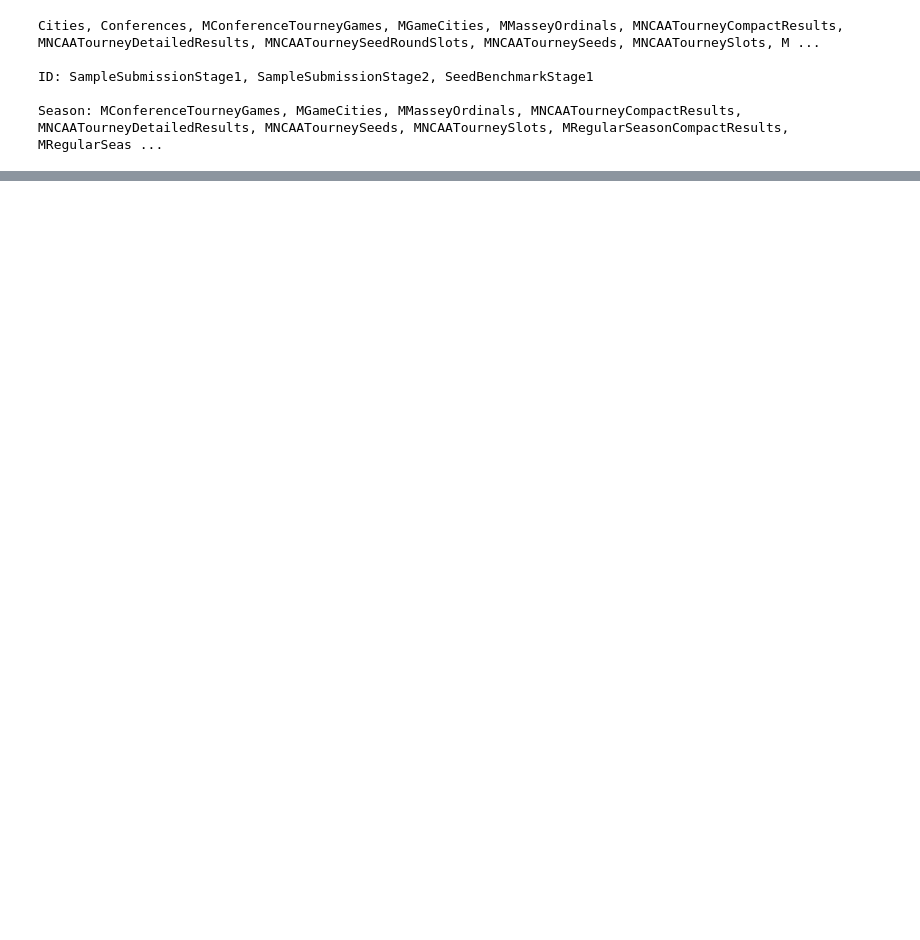
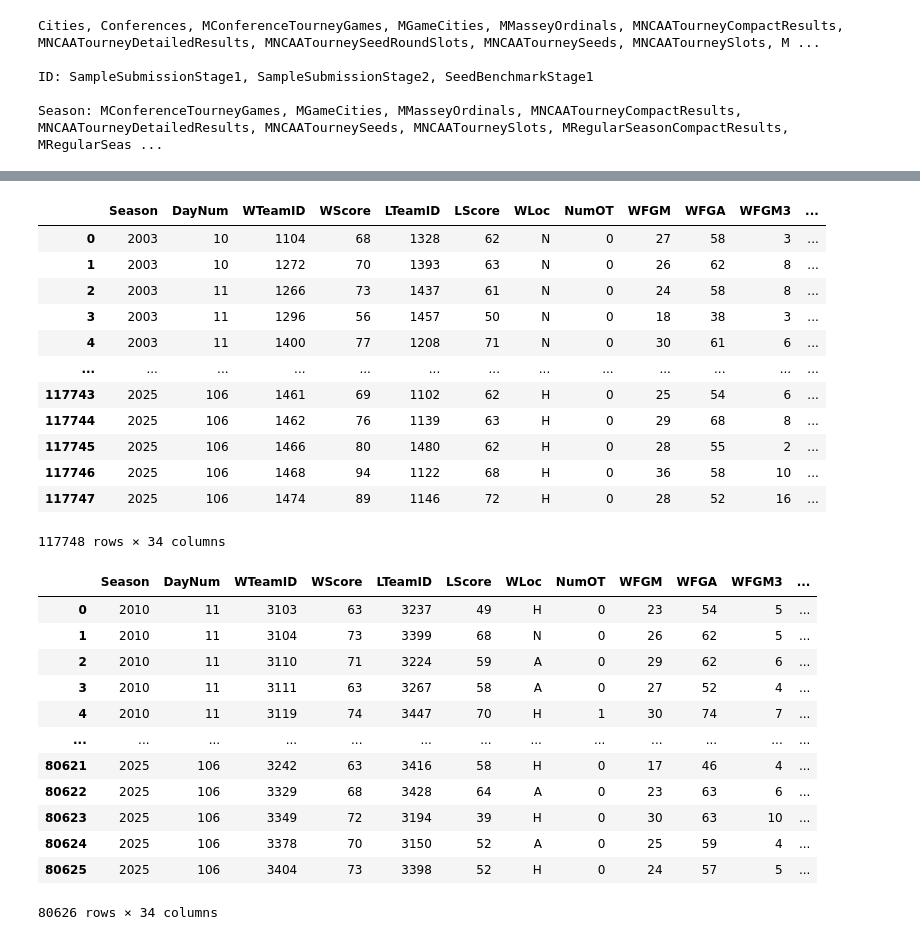
Before and after one commit to bedwards/mania, a Jupyter notebook: working/mania.ipynb, the cells around one changed output, grey strips where cells are left out. Drawn from its saved outputs; the diff is of its cells as text; code cells hidden in the pictures; blank space fills up the shorter version.

```diff
--- a/working/mania.ipynb
+++ b/working/mania.ipynb
@@ -249,0 +380,30 @@ ID
+# %%
+p(MRegularSeasonDetailedResults)
+p(WRegularSeasonDetailedResults)
+# %% [output]
+|  | Season | DayNum | WTeamID | WScore | LTeamID | LScore | WLoc | NumOT | WFGM | WFGA | WFGM3 | ... |
+| 0 | 2003 | 10 | 1104 | 68 | 1328 | 62 | N | 0 | 27 | 58 | 3 | ... |
+| 1 | 2003 | 10 | 1272 | 70 | 1393 | 63 | N | 0 | 26 | 62 | 8 | ... |
+| 2 | 2003 | 11 | 1266 | 73 | 1437 | 61 | N | 0 | 24 | 58 | 8 | ... |
+| 3 | 2003 | 11 | 1296 | 56 | 1457 | 50 | N | 0 | 18 | 38 | 3 | ... |
+| 4 | 2003 | 11 | 1400 | 77 | 1208 | 71 | N | 0 | 30 | 61 | 6 | ... |
+| ... | ... | ... | ... | ... | ... | ... | ... | ... | ... | ... | ... | ... |
+| 117743 | 2025 | 106 | 1461 | 69 | 1102 | 62 | H | 0 | 25 | 54 | 6 | ... |
+| 117744 | 2025 | 106 | 1462 | 76 | 1139 | 63 | H | 0 | 29 | 68 | 8 | ... |
+| 117745 | 2025 | 106 | 1466 | 80 | 1480 | 62 | H | 0 | 28 | 55 | 2 | ... |
+| 117746 | 2025 | 106 | 1468 | 94 | 1122 | 68 | H | 0 | 36 | 58 | 10 | ... |
+| 117747 | 2025 | 106 | 1474 | 89 | 1146 | 72 | H | 0 | 28 | 52 | 16 | ... |
+117748 rows × 34 columns
+|  | Season | DayNum | WTeamID | WScore | LTeamID | LScore | WLoc | NumOT | WFGM | WFGA | WFGM3 | ... |
+| 0 | 2010 | 11 | 3103 | 63 | 3237 | 49 | H | 0 | 23 | 54 | 5 | ... |
+| 1 | 2010 | 11 | 3104 | 73 | 3399 | 68 | N | 0 | 26 | 62 | 5 | ... |
+| 2 | 2010 | 11 | 3110 | 71 | 3224 | 59 | A | 0 | 29 | 62 | 6 | ... |
+| 3 | 2010 | 11 | 3111 | 63 | 3267 | 58 | A | 0 | 27 | 52 | 4 | ... |
+| 4 | 2010 | 11 | 3119 | 74 | 3447 | 70 | H | 1 | 30 | 74 | 7 | ... |
+| ... | ... | ... | ... | ... | ... | ... | ... | ... | ... | ... | ... | ... |
+| 80621 | 2025 | 106 | 3242 | 63 | 3416 | 58 | H | 0 | 17 | 46 | 4 | ... |
+| 80622 | 2025 | 106 | 3329 | 68 | 3428 | 64 | A | 0 | 23 | 63 | 6 | ... |
+| 80623 | 2025 | 106 | 3349 | 72 | 3194 | 39 | H | 0 | 30 | 63 | 10 | ... |
+| 80624 | 2025 | 106 | 3378 | 70 | 3150 | 52 | A | 0 | 25 | 59 | 4 | ... |
+| 80625 | 2025 | 106 | 3404 | 73 | 3398 | 52 | H | 0 | 24 | 57 | 5 | ... |
+80626 rows × 34 columns
```
Also changed, not shown: parts of 10 cells of this notebook, 3 other files.
